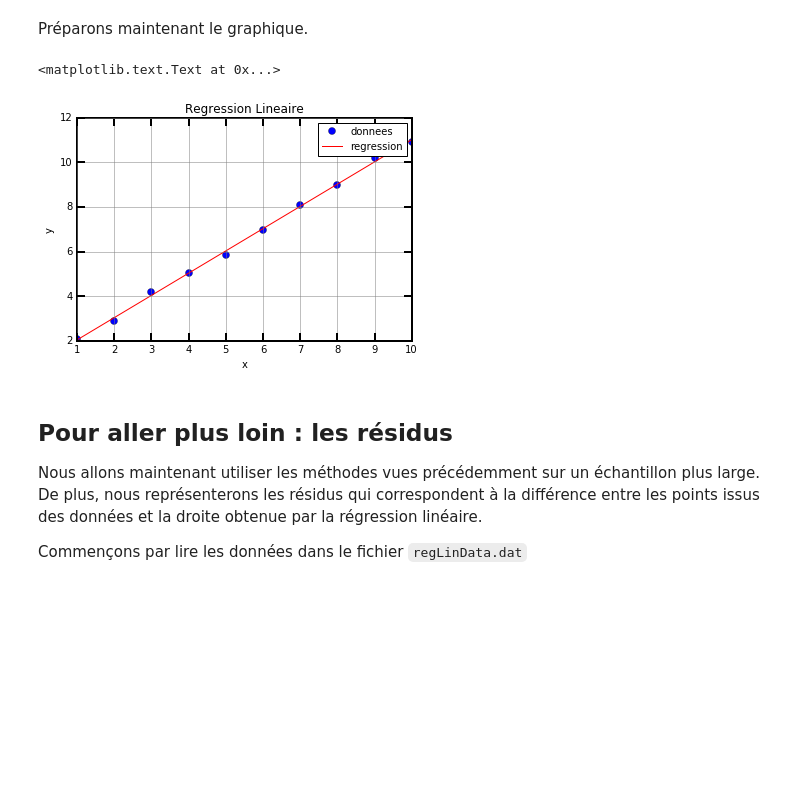
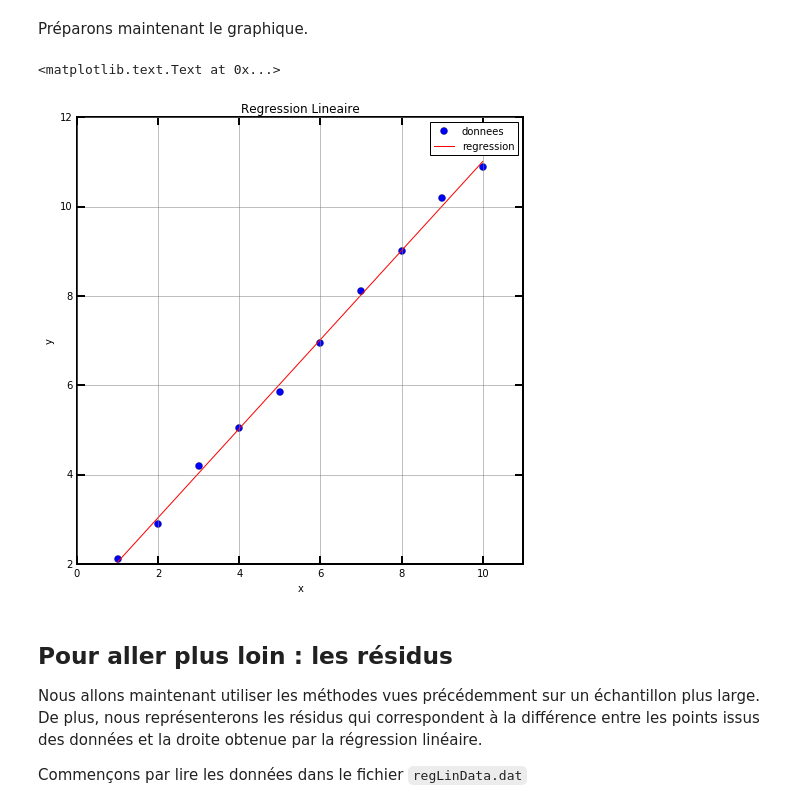
Before and after one commit to gVallverdu/cookbook, a Jupyter notebook: MoindresCarres.ipynb, the cells around one changed output. Cells and saved outputs as stored; diff of their text form; code cells hidden in the pictures; blank space fills up the shorter version.

```diff
--- a/MoindresCarres.ipynb
+++ b/MoindresCarres.ipynb
@@ -433,22 +433,24 @@ Pour une utilisation dans ipython il faut d'abord préparer l'environnement pour
 Chargeons le module ``matplotlib.``
 # %%
 import matplotlib.pyplot as plt
+plt.rcParams['figure.figsize'] = 8, 8 # ajuste la taille des figures
 # %% [markdown]
 Préparons maintenant le graphique.
 # %%
 plt.plot(x, y, "bo", label="donnees") # les points (x, y) representes par des points
 plt.plot( # droite de regression
     [x[0], x[-1]],                  # valeurs de x
     [a * x[0] + b, a * x[-1] + b],  # valeurs de y
     "r-",                           # couleur rouge avec un trait continu
     label="regression")             # legende
 plt.xlabel("x") # nom de l'axe x
 plt.ylabel("y") # nom de l'axe y
+plt.xlim(0, 11) # échelle axe x
 plt.legend() # la legende
 plt.title("Regression Lineaire") # titre de graphique
 # %% [output]
 <matplotlib.text.Text at 0x...>
-[figure, old version]
+[figure, new version]
 # %% [markdown]
 ## Pour aller plus loin : les résidus
 
```
Also changed, not shown: parts of 2 cells of this notebook.
